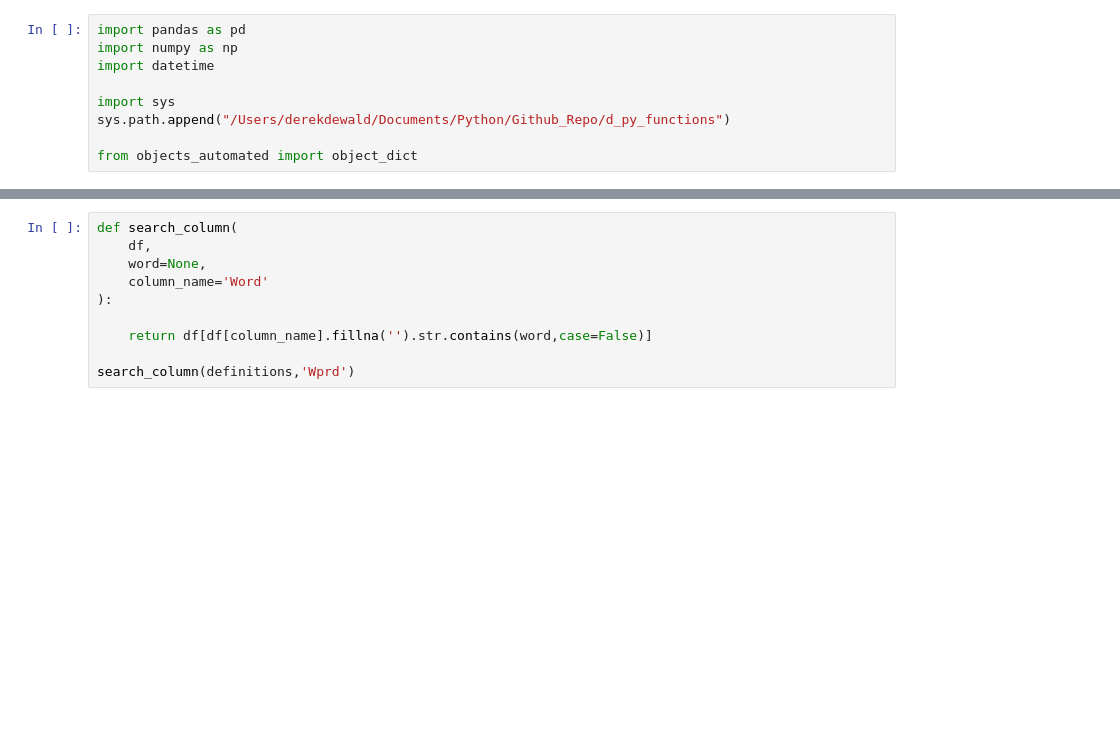
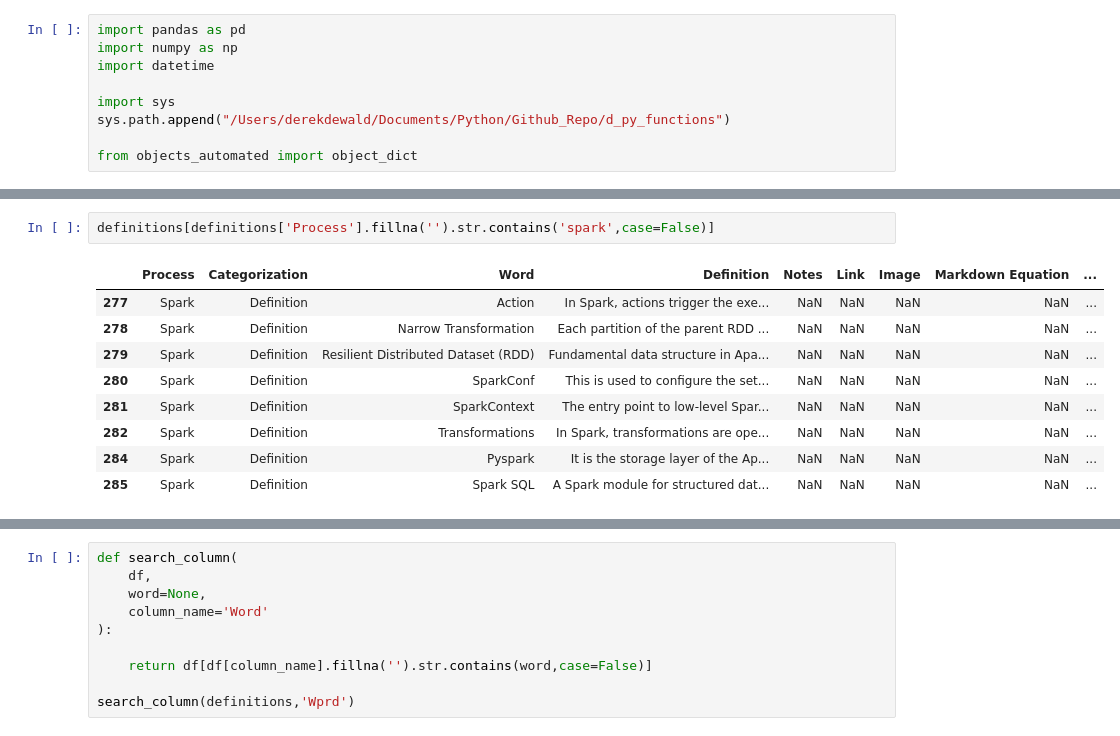
Before and after one commit to derek-dewald/Python_Tools, a Jupyter notebook: JupyterNotebooks/Untitled1.ipynb, the cells around one changed output, grey strips where cells are left out. Drawn from its saved outputs; the diff is of its cells as text; blank space fills up the shorter version.

```diff
--- a/JupyterNotebooks/Untitled1.ipynb
+++ b/JupyterNotebooks/Untitled1.ipynb
@@ -25,0 +62,12 @@ df = pd.read_csv(object_dict['csv_links']['python_object']['google_definition_cs
+# %%
+definitions[definitions['Process'].fillna('').str.contains('spark',case=False)]
+# %% [output]
+|  | Process | Categorization | Word | Definition | Notes | Link | Image | Markdown Equation | ... |
+| 277 | Spark | Definition | Action | In Spark, actions trigger the exe... | NaN | NaN | NaN | NaN | ... |
+| 278 | Spark | Definition | Narrow Transformation | Each partition of the parent RDD ... | NaN | NaN | NaN | NaN | ... |
+| 279 | Spark | Definition | Resilient Distributed Dataset (RDD) | Fundamental data structure in Apa... | NaN | NaN | NaN | NaN | ... |
+| 280 | Spark | Definition | SparkConf | This is used to configure the set... | NaN | NaN | NaN | NaN | ... |
+| 281 | Spark | Definition | SparkContext | The entry point to low-level Spar... | NaN | NaN | NaN | NaN | ... |
+| 282 | Spark | Definition | Transformations | In Spark, transformations are ope... | NaN | NaN | NaN | NaN | ... |
+| 284 | Spark | Definition | Pyspark | It is the storage layer of the Ap... | NaN | NaN | NaN | NaN | ... |
+| 285 | Spark | Definition | Spark SQL | A Spark module for structured dat... | NaN | NaN | NaN | NaN | ... |
```
Also changed, not shown: parts of 13 cells of this notebook, 17 other files.
